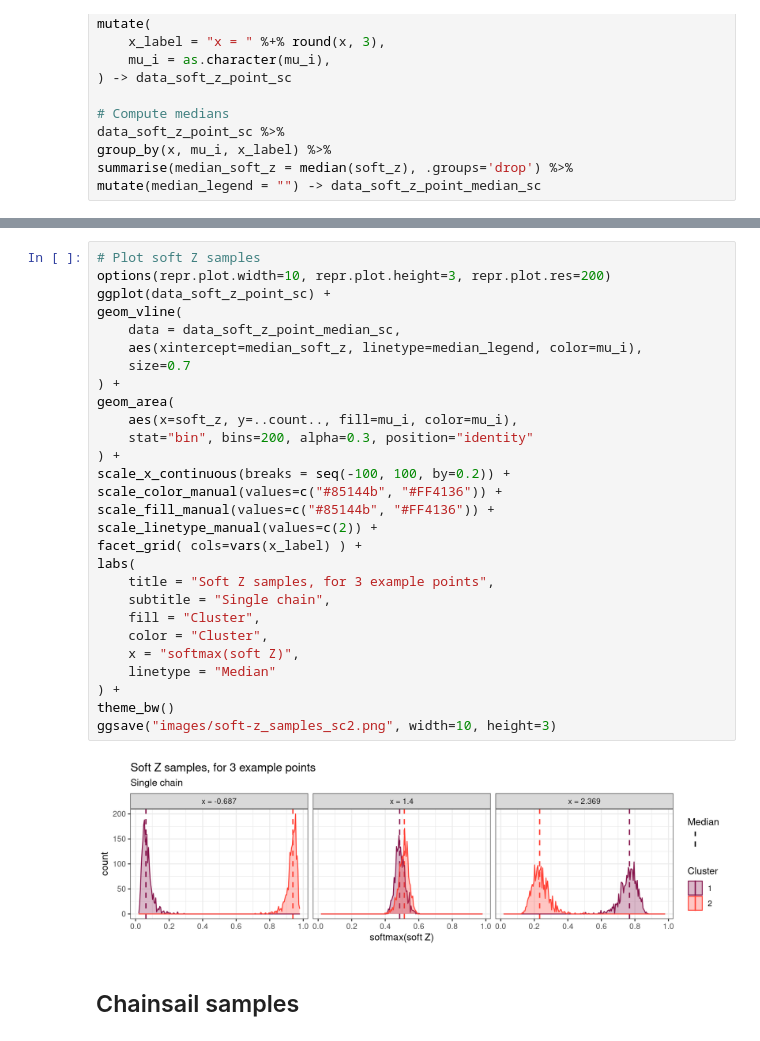
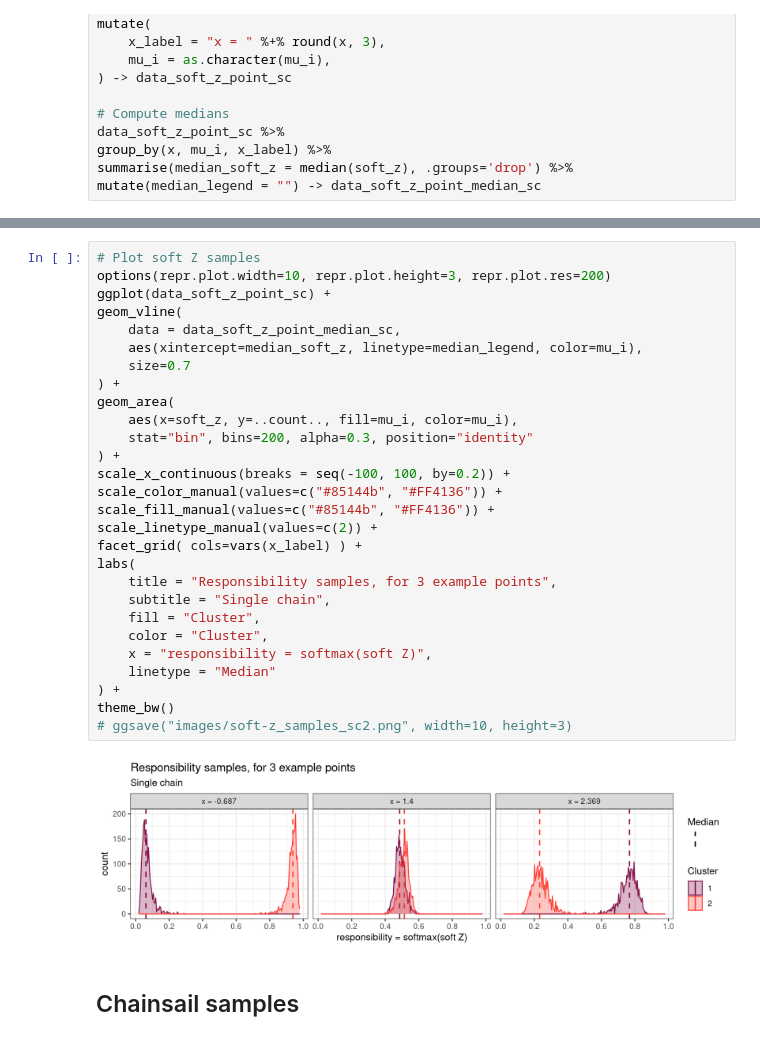
Before and after one commit to tweag/chainsail-resources, a Jupyter notebook: examples/soft-kmeans/soft-kmeans.ipynb, the cells around one changed output, grey strips where cells are left out. Saved outputs shown, nothing was run; the diff lists cells and outputs as text.

Commit message:
Redefine softmax(soft Z) as responsibility, and cite Bishop

```diff
--- a/examples/soft-kmeans/soft-kmeans.ipynb
+++ b/examples/soft-kmeans/soft-kmeans.ipynb
@@ -320,33 +318,33 @@ ggsave("images/soft-z_samples_sc.png", width=10, height=5)
 # %%
 # Plot soft Z samples
 options(repr.plot.width=10, repr.plot.height=3, repr.plot.res=200)
 ggplot(data_soft_z_point_sc) +
 geom_vline(
     data = data_soft_z_point_median_sc,
     aes(xintercept=median_soft_z, linetype=median_legend, color=mu_i),
     size=0.7
 ) +
 geom_area(
     aes(x=soft_z, y=..count.., fill=mu_i, color=mu_i),
     stat="bin", bins=200, alpha=0.3, position="identity"
 ) +
 scale_x_continuous(breaks = seq(-100, 100, by=0.2)) +
 scale_color_manual(values=c("#85144b", "#FF4136")) +
 scale_fill_manual(values=c("#85144b", "#FF4136")) +
 scale_linetype_manual(values=c(2)) +
 facet_grid( cols=vars(x_label) ) +
 labs(
-    title = "Soft Z samples, for 3 example points",
+    title = "Responsibility samples, for 3 example points",
     subtitle = "Single chain",
     fill = "Cluster",
     color = "Cluster",
-    x = "softmax(soft Z)",
+    x = "responsibility = softmax(soft Z)",
     linetype = "Median"
 ) +
 theme_bw()
-ggsave("images/soft-z_samples_sc2.png", width=10, height=3)
+# ggsave("images/soft-z_samples_sc2.png", width=10, height=3)
 # %% [output]
-[figure, old version]
+[figure, new version]
 # %% [markdown]
 ## Chainsail samples
 # %%
```
Also changed, not shown: parts of 11 cells of this notebook, 5 other files.
